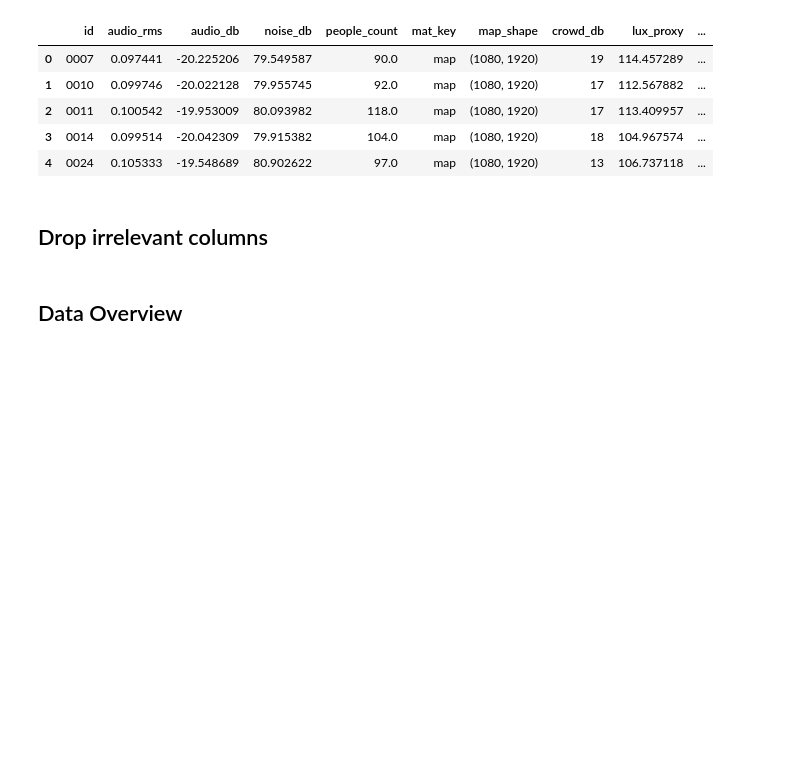
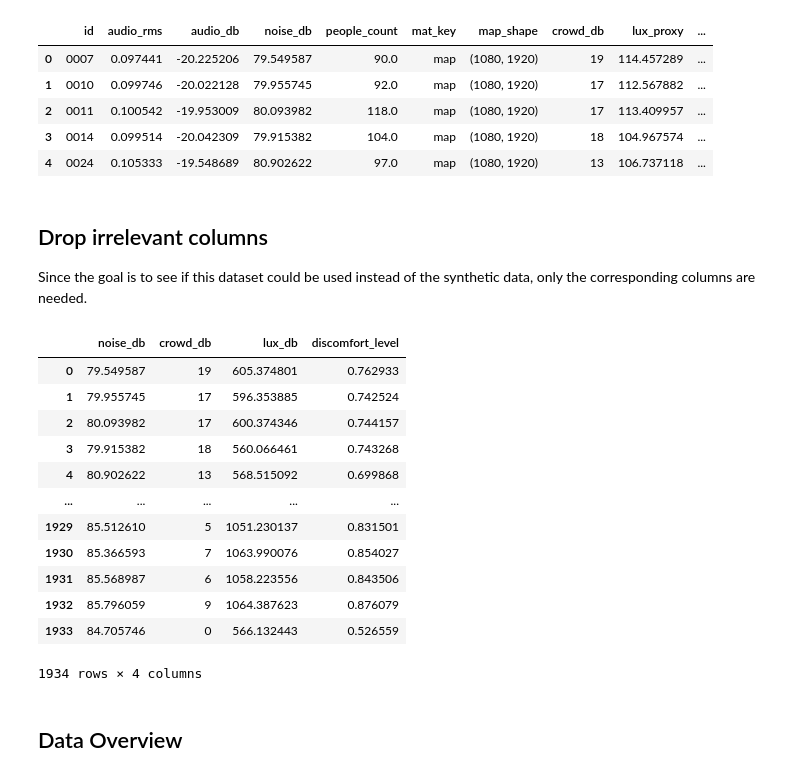
Before and after one commit to Bobteilcilla/Aura, a Jupyter notebook: notebooks/new_data_evaluation.ipynb, the cells around one changed output. Saved outputs shown, nothing was run; the diff lists cells and outputs as text; code cells hidden in the pictures; blank space fills up the shorter version.

```diff
--- a/notebooks/new_data_evaluation.ipynb
+++ b/notebooks/new_data_evaluation.ipynb
@@ -27,8 +20,26 @@ data.head()
 | 4 | 0024 | 0.105333 | -19.548689 | 80.902622 | 97.0 | map | (1080, 1920) | 13 | 106.737118 | ... |
 # %% [markdown]
 ## Drop irrelevant columns
+
+Since the goal is to see if this dataset could be used instead of the synthetic data, only the corresponding columns are needed.
 # %%
 data = data[["noise_db", "crowd_db", "lux_db", "discomfort_level"]]
+# %%
+data.drop_duplicates()
+# %% [output]
+|  | noise_db | crowd_db | lux_db | discomfort_level |
+| 0 | 79.549587 | 19 | 605.374801 | 0.762933 |
+| 1 | 79.955745 | 17 | 596.353885 | 0.742524 |
+| 2 | 80.093982 | 17 | 600.374346 | 0.744157 |
+| 3 | 79.915382 | 18 | 560.066461 | 0.743268 |
+| 4 | 80.902622 | 13 | 568.515092 | 0.699868 |
+| ... | ... | ... | ... | ... |
+| 1929 | 85.512610 | 5 | 1051.230137 | 0.831501 |
+| 1930 | 85.366593 | 7 | 1063.990076 | 0.854027 |
+| 1931 | 85.568987 | 6 | 1058.223556 | 0.843506 |
+| 1932 | 85.796059 | 9 | 1064.387623 | 0.876079 |
+| 1933 | 84.705746 | 0 | 566.132443 | 0.526559 |
+1934 rows × 4 columns
 # %% [markdown]
 ## Data Overview
 # %%
```
Also changed, not shown: parts of 1 cell of this notebook, 4 other files.
